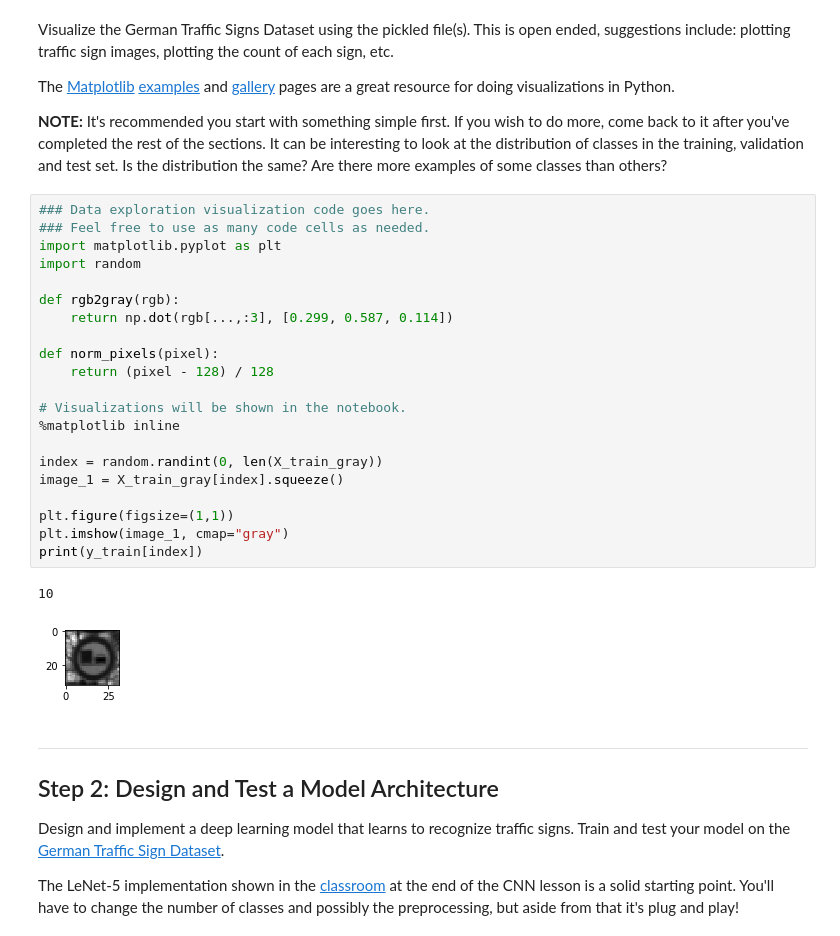
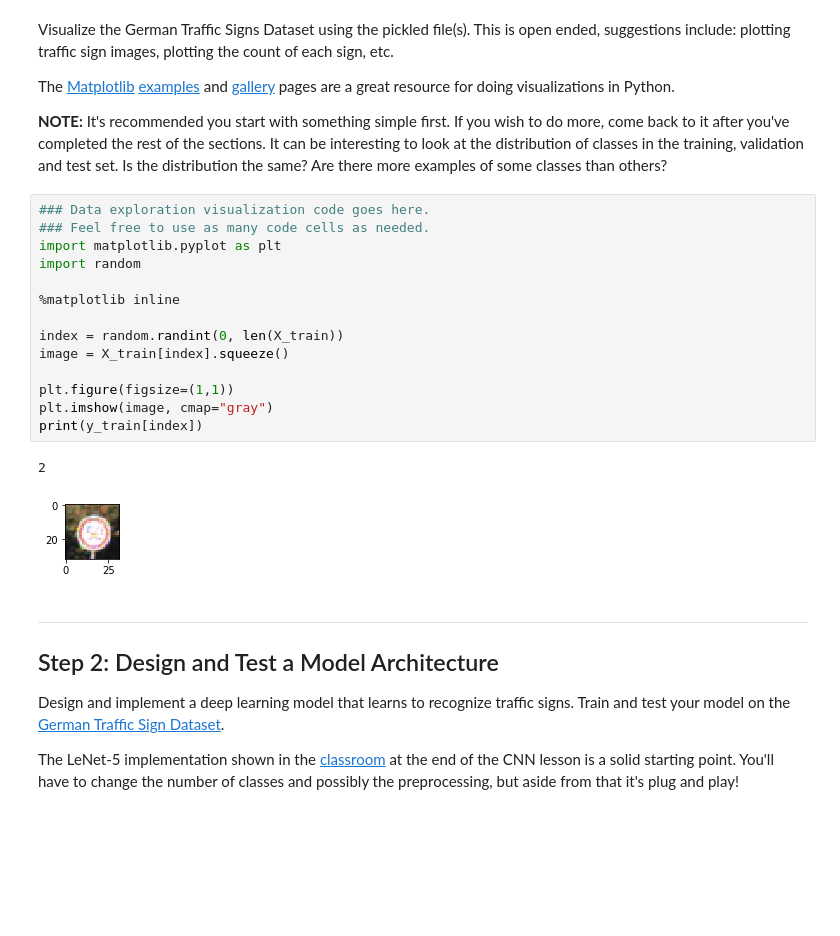
Before and after one commit to cwcentral/CarND-Traffic-Sign-Classifier-Project, a Jupyter notebook: Traffic_Sign_Classifier.ipynb, the cells around one changed output. Cells and saved outputs as stored; diff of their text form; blank space fills up the shorter version.

```diff
--- a/Traffic_Sign_Classifier.ipynb
+++ b/Traffic_Sign_Classifier.ipynb
@@ -98,27 +99,20 @@ The [Matplotlib](http://matplotlib.org/) [examples](http://matplotlib.org/exampl
 # %%
 ### Data exploration visualization code goes here.
 ### Feel free to use as many code cells as needed.
 import matplotlib.pyplot as plt
 import random
 
-def rgb2gray(rgb):
-    return np.dot(rgb[...,:3], [0.299, 0.587, 0.114])
-
-def norm_pixels(pixel):
-    return (pixel - 128) / 128
-
-# Visualizations will be shown in the notebook.
 %matplotlib inline
 
-index = random.randint(0, len(X_train_gray))
-image_1 = X_train_gray[index].squeeze()
+index = random.randint(0, len(X_train))
+image = X_train[index].squeeze()
 
 plt.figure(figsize=(1,1))
-plt.imshow(image_1, cmap="gray")
+plt.imshow(image, cmap="gray")
 print(y_train[index])
 # %% [output]
-10
+2
-[figure, old version]
+[figure, new version]
 # %% [markdown]
 ----
 
```
Also changed, not shown: parts of 15 cells of this notebook, 3 other files.
